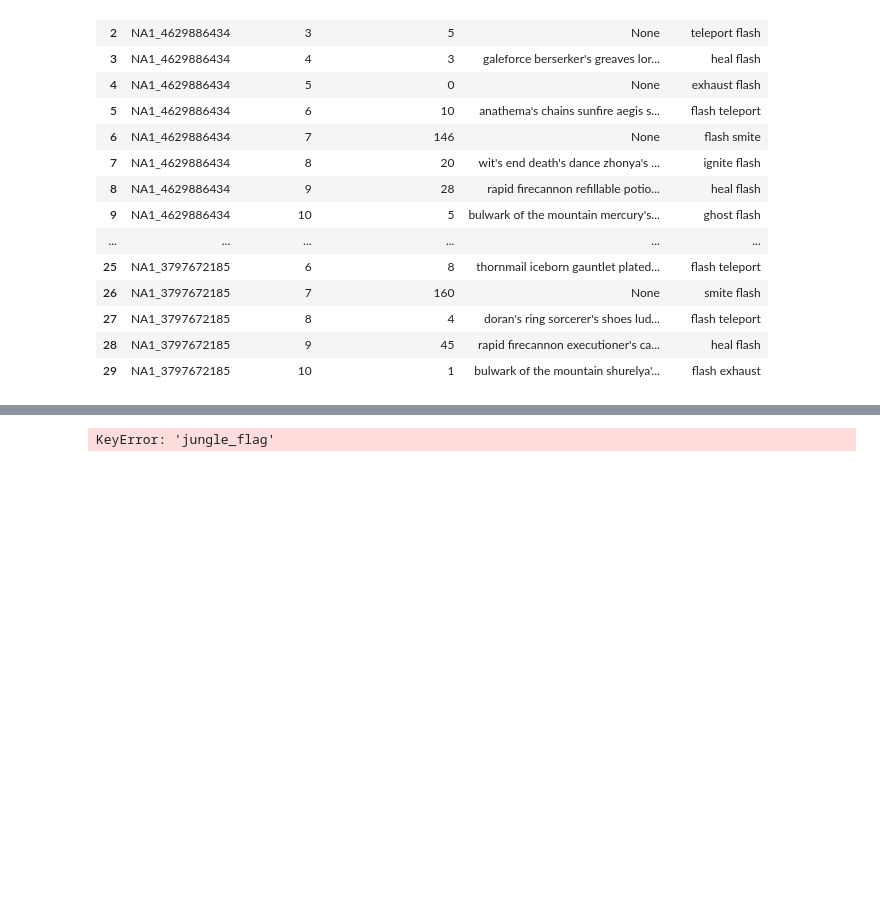
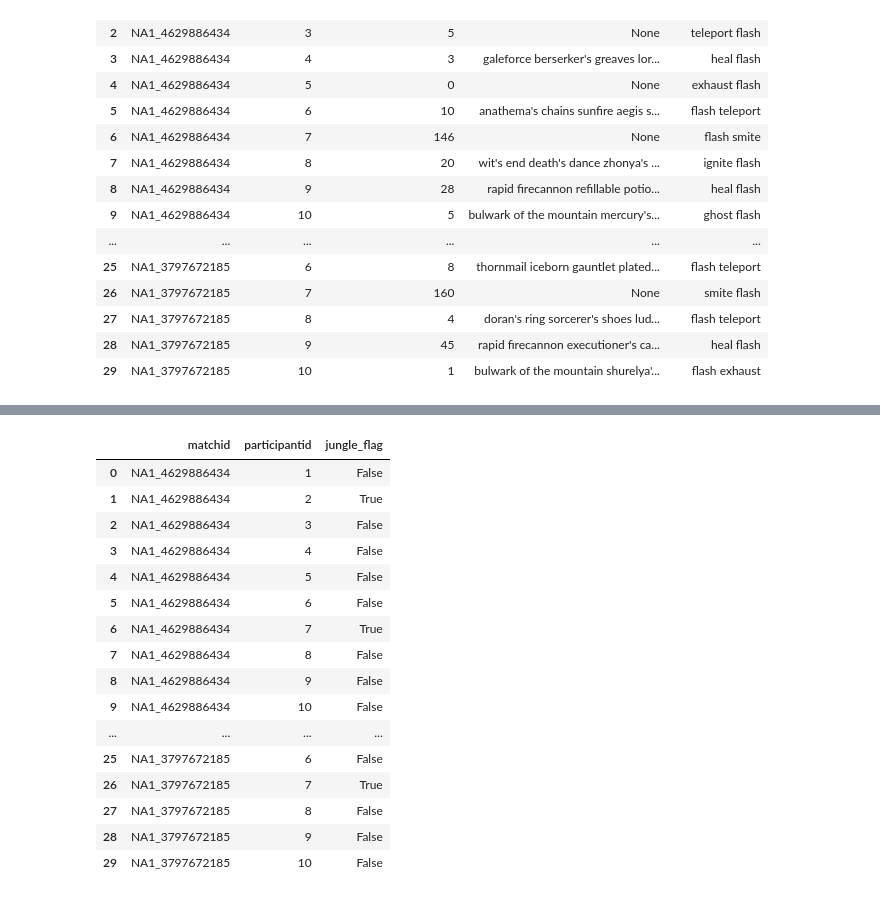
Before and after one commit to michaelmendelsohn/Riot_Api, a Jupyter notebook: v1/other_working.ipynb, the cells around one changed output, grey strips where cells are left out. Drawn from its saved outputs; the diff is of its cells as text; code cells hidden in the pictures; blank space fills up the shorter version.

Commit message:
jungler classifcation boom boom

```diff
--- a/v1/other_working.ipynb
+++ b/v1/other_working.ipynb
@@ -108,7 +112,9 @@ df2 = df.merge(num_junglers, left_on='matchid', right_on='matchid')
 # %%
 for matchid in df[(df2['jungle_flag']==True) & (df2['num_junglers'] > 2)].matchid.unique():
     display(df2[(df2['matchid'] == matchid) &(df2['jungle_flag']==True)].sort_values(by='totaljungleMinionsKilled', ascending=False))
-    x = df2[(df2['matchid'] == matchid) &(df2['jungle_flag']==True)].sort_values(by='totaljungleMinionsKilled', ascending=False)
+    for index in df2[(df2['matchid'] == matchid) &(df2['jungle_flag']==True)].sort_values(by='totaljungleMinionsKilled', ascending=False).index[2:]:
+        print(index)
+        df2.loc[index,'jungle_flag'] = False
 # %% [output]
 |  | matchid | participantid | totaljungleMinionsKilled | itemNames | summonerSpells | jungle_flag | num_junglers |
 | 13 | NA1_3908483015 | 4 | 128 | zhonya's hourglass blasting wand ... | flash smite | True | 3 |
@@ -121,7 +129,24 @@ for matchid in df[(df2['jungle_flag']==True) & (df2['num_junglers'] > 2)].matchi
-# %%
-x[2:].loc['jungle_flag']
-# %% [output]
-KeyError: 'jungle_flag'
+# %%
+df3 = df2[['matchid','participantid','jungle_flag']]
+df3
+# %% [output]
+|  | matchid | participantid | jungle_flag |
+| 0 | NA1_4629886434 | 1 | False |
+| 1 | NA1_4629886434 | 2 | True |
+| 2 | NA1_4629886434 | 3 | False |
+| 3 | NA1_4629886434 | 4 | False |
+| 4 | NA1_4629886434 | 5 | False |
+| 5 | NA1_4629886434 | 6 | False |
+| 6 | NA1_4629886434 | 7 | True |
+| 7 | NA1_4629886434 | 8 | False |
+| 8 | NA1_4629886434 | 9 | False |
+| 9 | NA1_4629886434 | 10 | False |
+| ... | ... | ... | ... |
+| 25 | NA1_3797672185 | 6 | False |
+| 26 | NA1_3797672185 | 7 | True |
+| 27 | NA1_3797672185 | 8 | False |
+| 28 | NA1_3797672185 | 9 | False |
+| 29 | NA1_3797672185 | 10 | False |
 # %%
 # def jungler_by_smite(df):
 #         jungleFlag=[]
```
Also changed, not shown: parts of 5 cells of this notebook.
